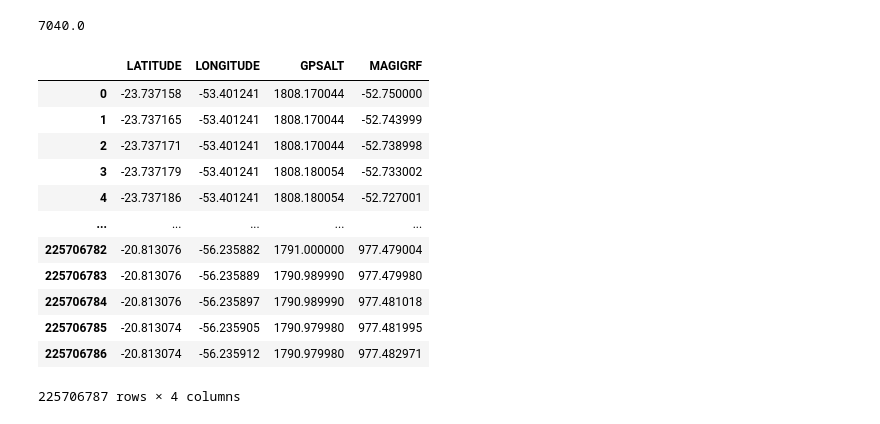
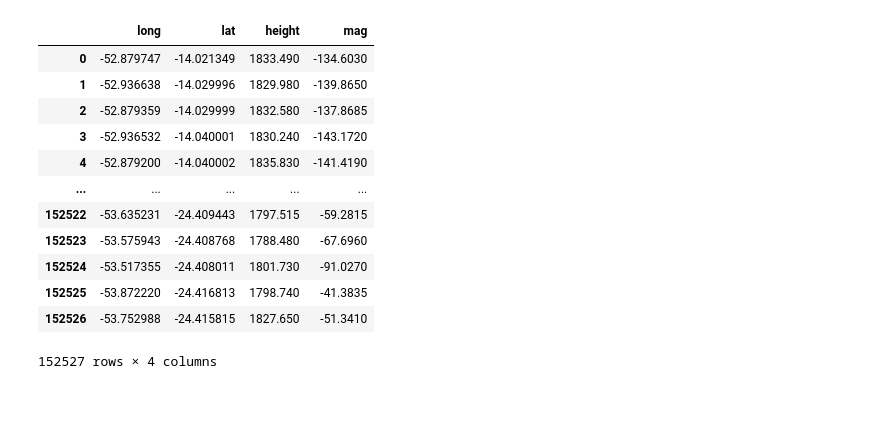
Before and after one commit to compgeolab/eqs-magnetic-spherical, a Jupyter notebook: code/parana-basin-syntetic.ipynb, the cells around one changed output. Cells and saved outputs as stored; diff of their text form; code cells hidden in the pictures.

```diff
--- a/code/parana-basin-syntetic.ipynb
+++ b/code/parana-basin-syntetic.ipynb
@@ -10,25 +11,0 @@ import pandas as pd
-# %%
-220_000_000 * 4 * 8 * 1e-6
-# %% [output]
-7040.0
-# %%
-df = pd.read_csv(
-    "/home/arthur/Documentos/ANP_MAG/magnetometria-bacia-do-parana.csv",
-    dtype = "float32"
-)
-
-df
-# %% [output]
-|  | LATITUDE | LONGITUDE | GPSALT | MAGIGRF |
-| 0 | -23.737158 | -53.401241 | 1808.170044 | -52.750000 |
-| 1 | -23.737165 | -53.401241 | 1808.170044 | -52.743999 |
-| 2 | -23.737171 | -53.401241 | 1808.170044 | -52.738998 |
-| 3 | -23.737179 | -53.401241 | 1808.180054 | -52.733002 |
-| 4 | -23.737186 | -53.401241 | 1808.180054 | -52.727001 |
-| ... | ... | ... | ... | ... |
-| 225706782 | -20.813076 | -56.235882 | 1791.000000 | 977.479004 |
-| 225706783 | -20.813076 | -56.235889 | 1790.989990 | 977.479980 |
-| 225706784 | -20.813076 | -56.235897 | 1790.989990 | 977.481018 |
-| 225706785 | -20.813074 | -56.235905 | 1790.979980 | 977.481995 |
-| 225706786 | -20.813074 | -56.235912 | 1790.979980 | 977.482971 |
-225706787 rows × 4 columns
@@ -43,0 +12,30 @@ print("Decimated data size:", new_data.size)
+# %%
+df = pd.read_csv(
+    "/home/arthur/Documentos/ANP_MAG/blockmedian_alt.csv", sep = '	',
+)
+
+df.columns = ['long', 'lat', 'height']
+
+df2 = pd.read_csv( "/home/arthur/Documentos/ANP_MAG/blockmedian_mag.csv", sep = '	',
+
+)
+
+df2.columns = ['long', 'lat', 'mag']
+
+df = pd.merge(df, df2, on=['long', 'lat'])
+
+df
+# %% [output]
+|  | long | lat | height | mag |
+| 0 | -52.879747 | -14.021349 | 1833.490 | -134.6030 |
+| 1 | -52.936638 | -14.029996 | 1829.980 | -139.8650 |
+| 2 | -52.879359 | -14.029999 | 1832.580 | -137.8685 |
+| 3 | -52.936532 | -14.040001 | 1830.240 | -143.1720 |
+| 4 | -52.879200 | -14.040002 | 1835.830 | -141.4190 |
+| ... | ... | ... | ... | ... |
+| 152522 | -53.635231 | -24.409443 | 1797.515 | -59.2815 |
+| 152523 | -53.575943 | -24.408768 | 1788.480 | -67.6960 |
+| 152524 | -53.517355 | -24.408011 | 1801.730 | -91.0270 |
+| 152525 | -53.872220 | -24.416813 | 1798.740 | -41.3835 |
+| 152526 | -53.752988 | -24.415815 | 1827.650 | -51.3410 |
+152527 rows × 4 columns
```
Also changed, not shown: parts of 14 cells of this notebook, 1 other file.
